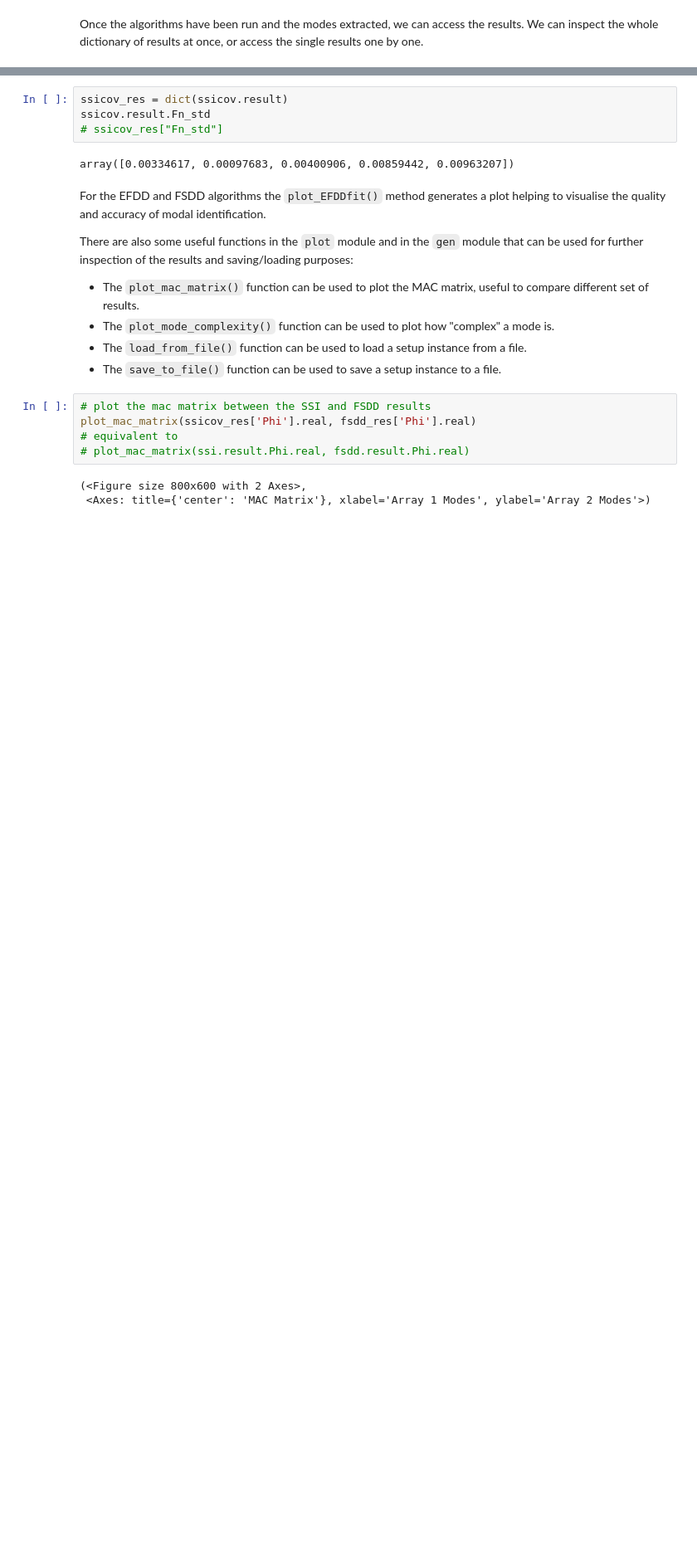
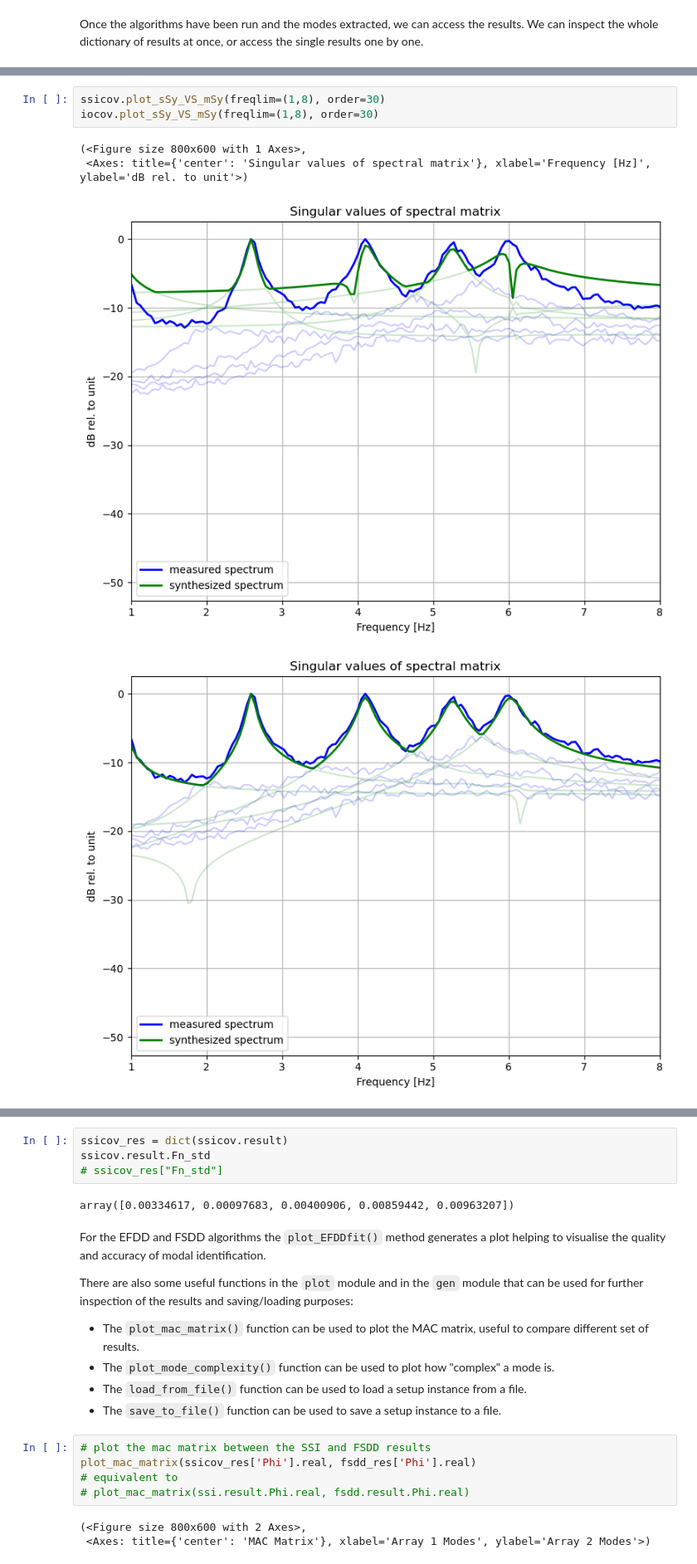
Before and after one commit to dagghe/pyOMA2, a Jupyter notebook: Examples/Extra1.ipynb, the cells around one changed output, grey strips where cells are left out. Shown at 83% size. Drawn from its saved outputs; the diff is of its cells as text; blank space fills up the shorter version.

```diff
--- a/Examples/Extra1.ipynb
+++ b/Examples/Extra1.ipynb
@@ -186,3 +213,11 @@ fsdd.plot_EFDDfit()
+# %%
+ssicov.plot_sSy_VS_mSy(freqlim=(1,8), order=30)
+iocov.plot_sSy_VS_mSy(freqlim=(1,8), order=30)
+# %% [output]
+(<Figure size 800x600 with 1 Axes>,
+ <Axes: title={'center': 'Singular values of spectral matrix'}, xlabel='Frequency [Hz]', ylabel='dB rel. to unit'>)
+[figure, added]
+[figure, added]
 # %%
 # dict of results
 fsdd_res = dict(fsdd.result)
```
Also changed, not shown: parts of 13 cells of this notebook, 7 other files.
